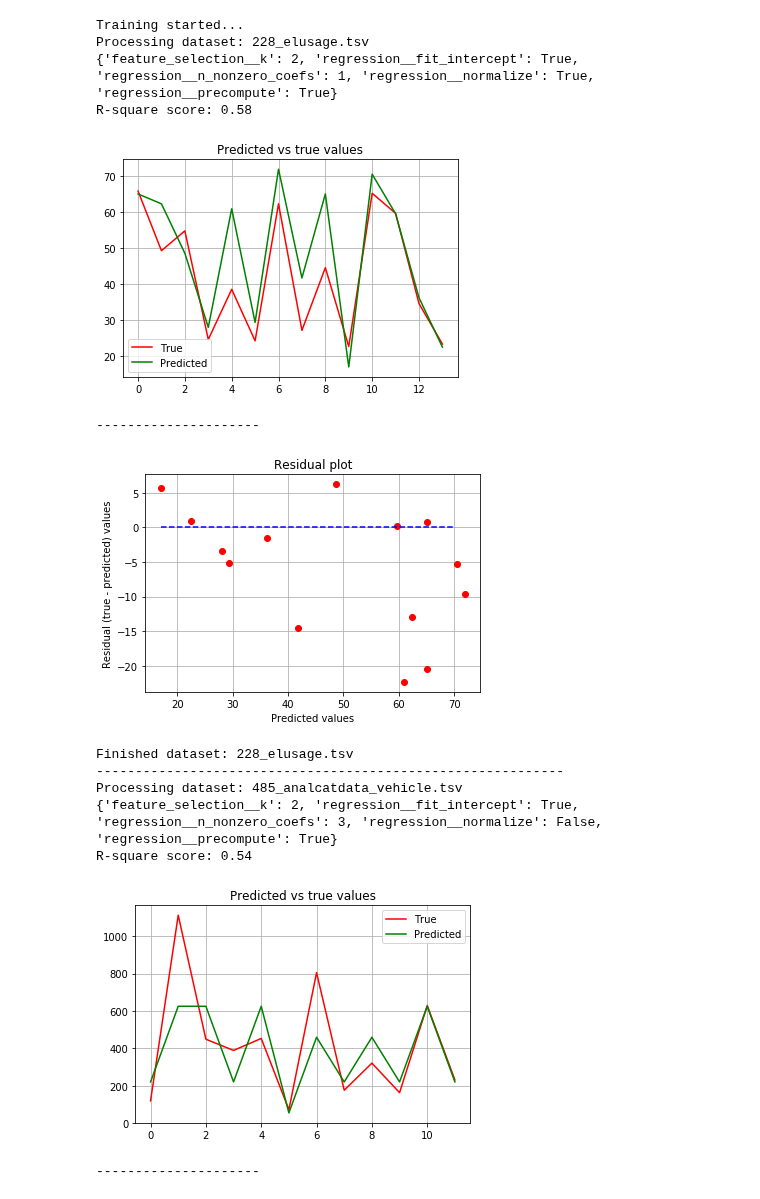
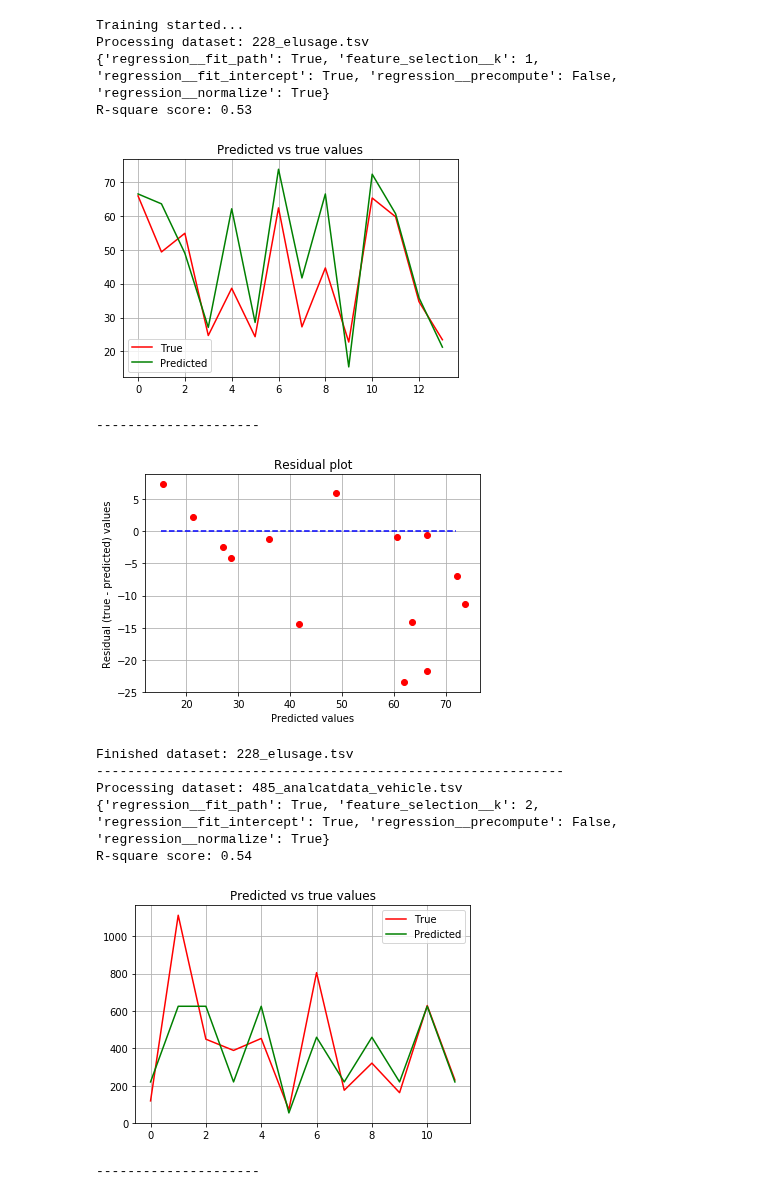
Before and after one commit to anuprulez/pmlb_regression, a Jupyter notebook: analyze_regression_Lars.ipynb, the cells around one changed output. Saved outputs shown, nothing was run; the diff lists cells and outputs as text; code cells hidden in the pictures.

```diff
--- a/analyze_regression_Lars.ipynb
+++ b/analyze_regression_Lars.ipynb
@@ -22,9 +22,6 @@ start_time = time.time()
 datasets = ["228_elusage.tsv", "485_analcatdata_vehicle.tsv", "523_analcatdata_neavote.tsv", \
             '663_rabe_266.tsv', '687_sleuth_ex1605.tsv']
 
-#datasets = ["1029_LEV.tsv"]
-
-
 regressor = Pipeline([
   ('preprocessing', preprocessing.RobustScaler()),
   ('feature_selection', SelectKBest(f_regression)),
@@ -33,11 +30,10 @@ regressor = Pipeline([
 
 
 parameters = [{ \
-    'feature_selection__k': [1, 2, 3, 4, 'all'], \
-    'regression__n_nonzero_coefs': [1, 3, 5, np.inf], \
+    'feature_selection__k': [1, 2, 3, 4], \
     'regression__fit_intercept': [True, False], \
     'regression__normalize': [True, False], \
-    'regression__precompute': [True, False, 'auto'], \
+    'regression__precompute': [True, False], \
     'regression__fit_path': [True, False], \
 }]
 
@@ -77,41 +73,41 @@ for d_set in datasets:
     plt.plot(prediction, color='g')
     plt.grid(True)
     plt.legend(['True', 'Predicted'])
     plt.title('Predicted vs true values')
     plt.show()
 
     print("---------------------")
 
     plt.figure()
     plt.plot(prediction, residual, 'ro')
     max_pred = int(np.max(prediction))
     min_pred = int(np.min(prediction))
     plt.plot(np.arange(min_pred, max_pred), [0 for i in range(max_pred - min_pred)], 'b--')
     plt.grid(True)
     plt.xlabel('Predicted values')
     plt.ylabel('Residual (true - predicted) values')
     plt.title('Residual plot')
     plt.show()
 
     print("Finished dataset: %s" % d_set)
     print("------------------------------------------------------------")
 
 print('Training finished')
 print("Mean R2 square: \n", np.mean(r2_scores))
 end_time = time.time()
 print('Total time taken: %d seconds' % int(end_time - start_time))
 # %% [output]
 Training started...
 Processing dataset: 228_elusage.tsv
-{'feature_selection__k': 2, 'regression__fit_intercept': True, 'regression__n_nonzero_coefs': 1, 'regression__normalize': True, 'regression__precompute': True}
-R-square score: 0.58
+{'regression__fit_path': True, 'feature_selection__k': 1, 'regression__fit_intercept': True, 'regression__precompute': False, 'regression__normalize': True}
+R-square score: 0.53
-[figure, old version]
+[figure, new version]
 ---------------------
-[figure, old version]
+[figure, new version]
 Finished dataset: 228_elusage.tsv
 ------------------------------------------------------------
 Processing dataset: 485_analcatdata_vehicle.tsv
-{'feature_selection__k': 2, 'regression__fit_intercept': True, 'regression__n_nonzero_coefs': 3, 'regression__normalize': False, 'regression__precompute': True}
+{'regression__fit_path': True, 'feature_selection__k': 2, 'regression__fit_intercept': True, 'regression__precompute': False, 'regression__normalize': True}
 R-square score: 0.54
 [figure]
 ---------------------
```
Also changed, not shown: parts of 1 cell of this notebook, 5 other files.
